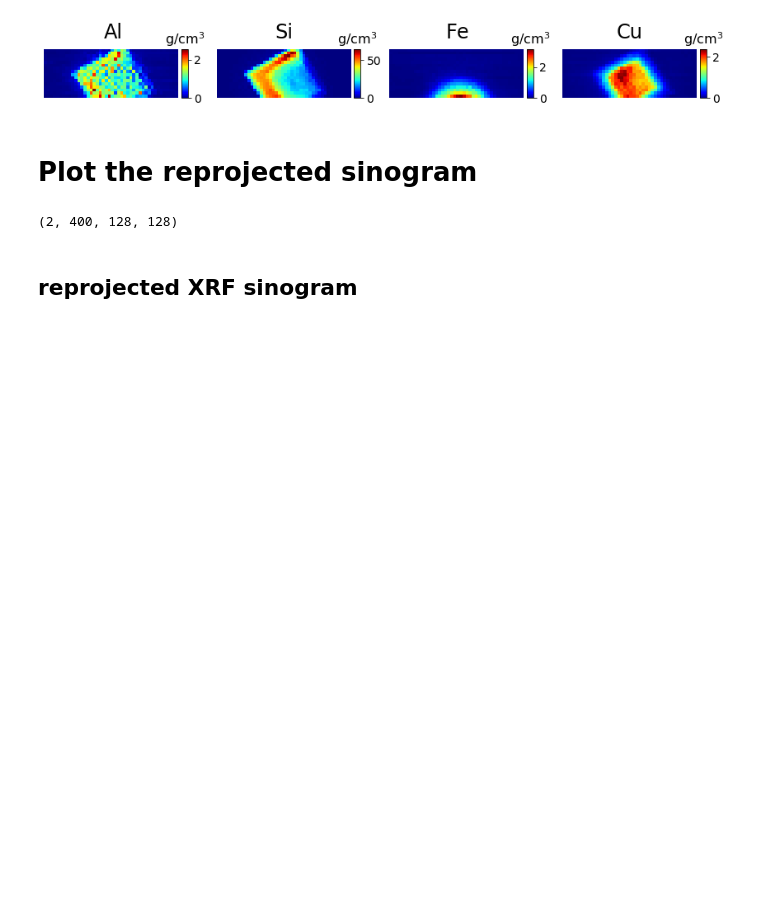
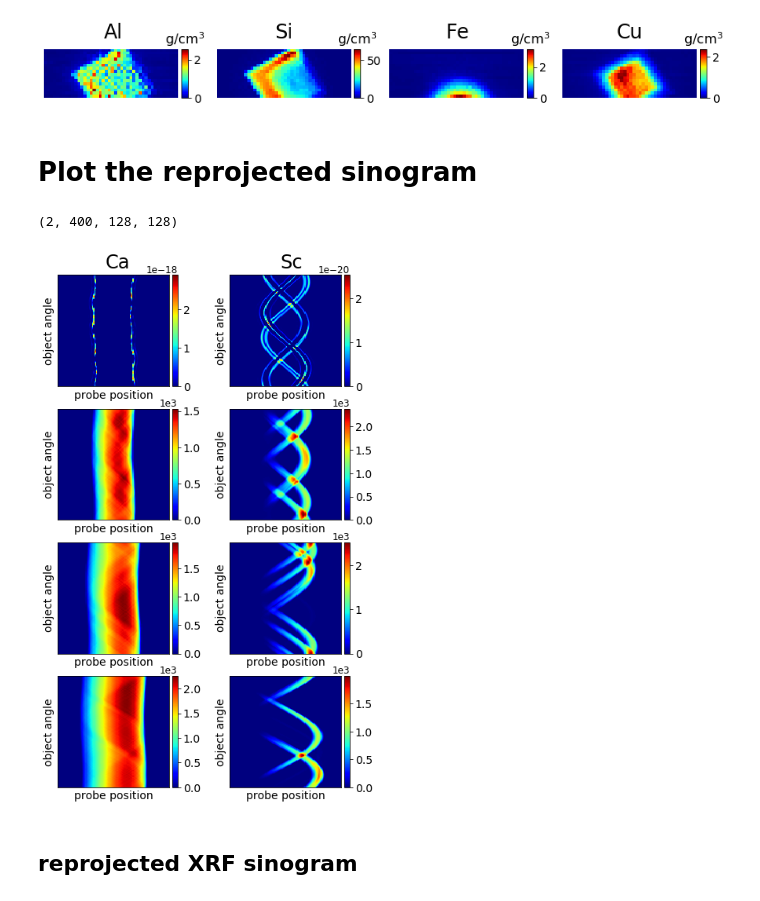
Before and after one commit to hpphappy/XRF_tomography, a Jupyter notebook: 3D/recon_plot-Copy1.ipynb, the cells around one changed output. Drawn from its saved outputs; the diff is of its cells as text; code cells hidden in the pictures; blank space fills up the shorter version.

```diff
--- a/3D/recon_plot-Copy1.ipynb
+++ b/3D/recon_plot-Copy1.ipynb
@@ -635,8 +635,10 @@ layer_idx_ls = np.arange(0, 128, 32)
 # XRF_data = np.load(os.path.join(data_path, f_XRF_data) + '.npy').astype(np.float32)
 # print(XRF_data.shape) # (n_theta, n_lines, n_probe_pos)
 
-with h5py.File(os.path.join(data_path, f_XRF_data +'.h5'), "r") as s:
+with h5py.File(os.path.join(data_path, f_XRF_data +'.h5'), "r+") as s:
     XRF_data = s["exchange/data"][...].astype(np.float32)
+    XRF_data = np.clip(XRF_data, 0, np.inf)
+    s["exchange/data"][...] = XRF_data
     #shape=(n_lines, n_theta, sample_height_n, sample_size_n)
     print(XRF_data.shape)
 vmax_element_ls = [250]
@@ -686,33 +688,34 @@ fig6.text(0.700, 0.89, 'Sc', color='black', fontsize=24)
 
 #shape=(n_lines, n_theta, sample_height_n, sample_size_n)
 for i_element in range(n_elements):
     for idx, layer_idx in enumerate(layer_idx_ls):
         XRF_data_ds = np.zeros(XRF_data[0, ::n_theta_ds_factor, layer_idx, :].shape)
         line_idx_ls = line_idx_all_elements_ls[i_element]
         for line_idx in line_idx_ls:
             XRF_data_ds += XRF_data[line_idx, ::n_theta_ds_factor, layer_idx, :]
 #         print(np.argwhere(XRF_data_ds == np.max(XRF_data_ds)))
 #         XRF_data_ds = np.transpose(XRF_data_ds, (1,0))
         fig6_ax1 = fig6.add_subplot(gs6[idx, i_element])
 #         pos = fig6_ax1.imshow(XRF_data_ds, cmap='jet', vmin=0, vmax=vmax_element_ls[i_element], origin='lower', extent=[0, 100, 100, 0])
         pos = fig6_ax1.imshow(XRF_data_ds, cmap='jet', origin='lower', extent=[0, 100, 100, 0])
         plt.setp(fig6_ax1.get_xticklabels(), visible=False)
         plt.setp(fig6_ax1.get_yticklabels(), visible=False)
         fig6_ax1.tick_params(axis='both', which='both', length=0)
 #         fig6_ax1.axis('off')
         divider = make_axes_locatable(fig6_ax1)
         cax = divider.append_axes("right", size="5%", pad=0.05)
 #         ticks = np.arange(0, 12000, 2000)
 #         cbar = fig6.colorbar(pos, cax=cax, ticks=ticks)
         cbar = fig6.colorbar(pos, cax=cax)
         cbar.ax.tick_params(labelsize=14)
         cbar.formatter.set_powerlimits((0, 0))
         fig6_ax1.set_xlabel("probe position", fontsize=14)
         fig6_ax1.set_ylabel("object angle", fontsize=14)
     # cbar.ax.set_title('XRF signal', size='14')
 plt.savefig(os.path.join(data_path, 'reconstructed_XRF_sinogram.pdf'), format='pdf', dpi=600)
 # %% [output]
 (2, 400, 128, 128)
+[figure, added]
 # %% [markdown]
 ## reprojected XRF  sinogram
 # %%
```
Also changed, not shown: parts of 2 cells of this notebook.
